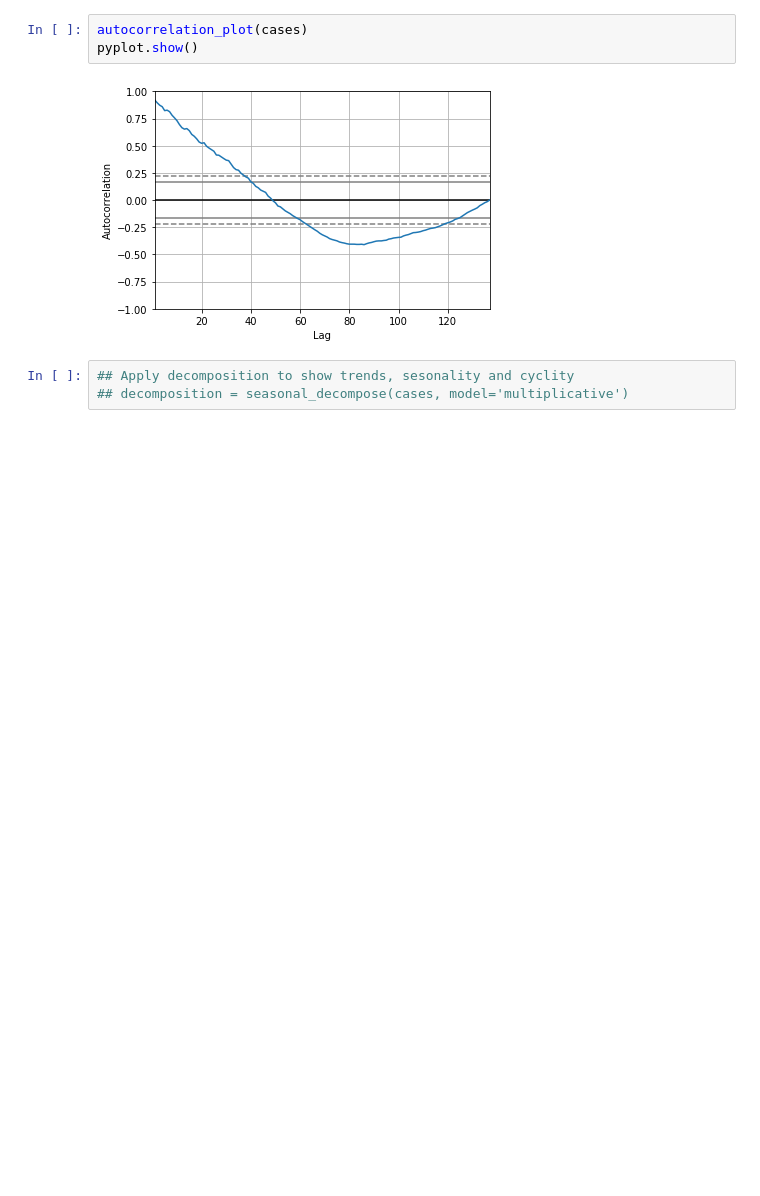
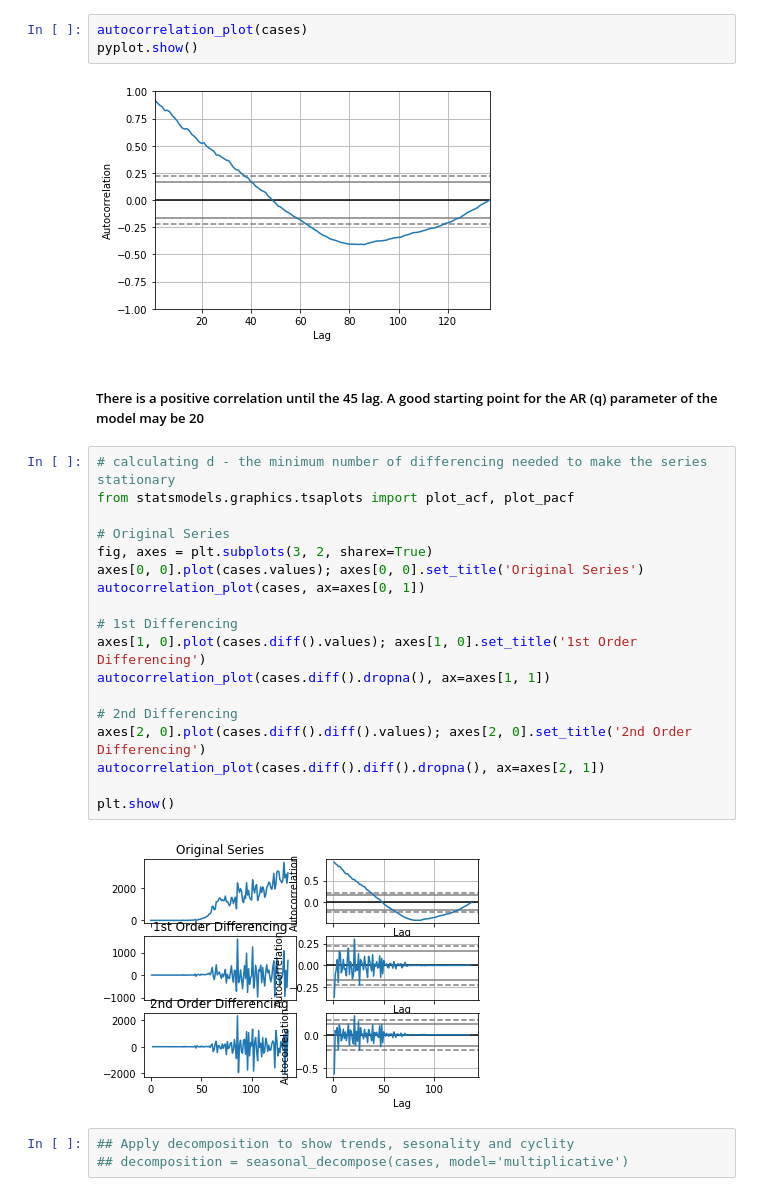
Before and after one commit to menlodoug/Final_Project, a Jupyter notebook: arima_cases_prediction.ipynb, the cells around one changed output. Drawn from its saved outputs; the diff is of its cells as text; blank space fills up the shorter version.

```diff
--- a/arima_cases_prediction.ipynb
+++ b/arima_cases_prediction.ipynb
@@ -52,6 +52,28 @@ autocorrelation_plot(cases)
 pyplot.show()
 # %% [output]
 [figure]
+# %% [markdown]
+##### There is a positive correlation until the 45 lag. A good starting point for the AR (q) parameter of the model may be 20
+# %%
+# calculating d - the minimum number of differencing needed to make the series stationary
+from statsmodels.graphics.tsaplots import plot_acf, plot_pacf
+
+# Original Series
+fig, axes = plt.subplots(3, 2, sharex=True)
+axes[0, 0].plot(cases.values); axes[0, 0].set_title('Original Series')
+autocorrelation_plot(cases, ax=axes[0, 1])
+
+# 1st Differencing
+axes[1, 0].plot(cases.diff().values); axes[1, 0].set_title('1st Order Differencing')
+autocorrelation_plot(cases.diff().dropna(), ax=axes[1, 1])
+
+# 2nd Differencing
+axes[2, 0].plot(cases.diff().diff().values); axes[2, 0].set_title('2nd Order Differencing')
+autocorrelation_plot(cases.diff().diff().dropna(), ax=axes[2, 1])
+
+plt.show()
+# %% [output]
+[figure, added]
 # %%
 ## Apply decomposition to show trends, sesonality and cyclity
 ## decomposition = seasonal_decompose(cases, model='multiplicative')
```
Also changed, not shown: parts of 36 cells of this notebook, 1 other file.
